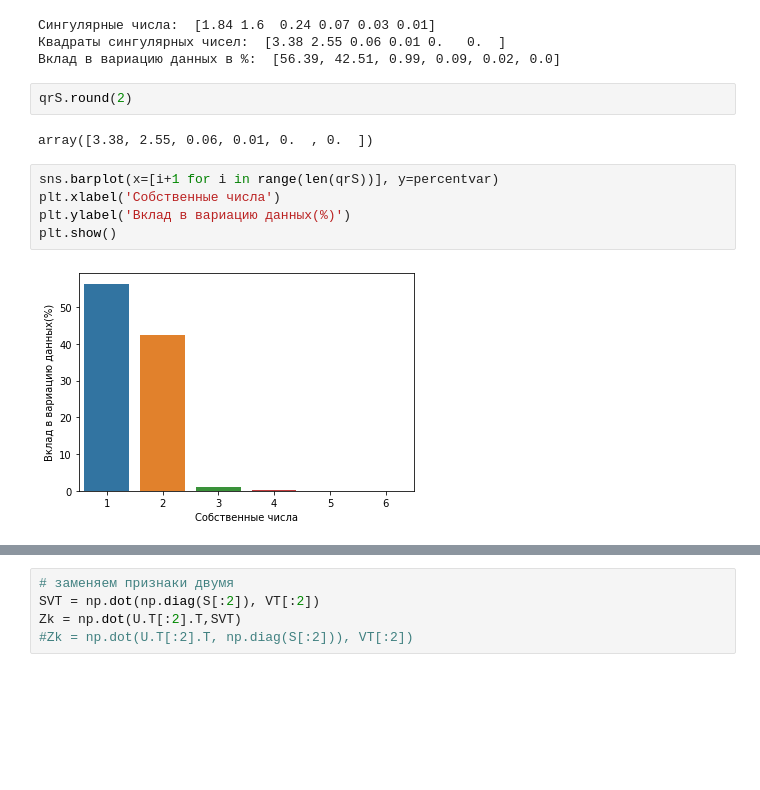
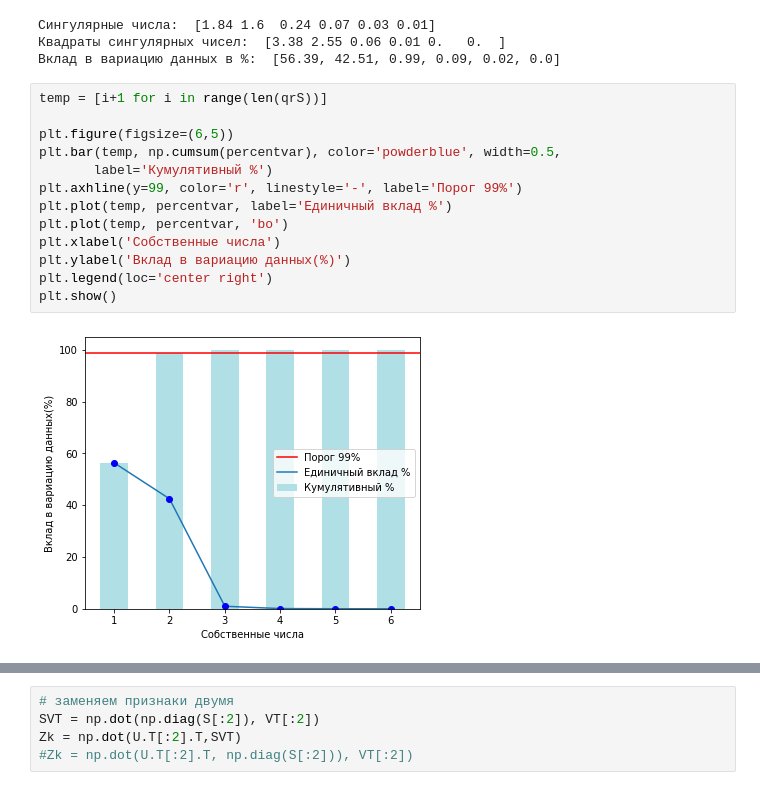
Before and after one commit to zozunin/classic-data-analysis-methods, a Jupyter notebook: DZ2_13.ipynb, the cells around one changed output, grey strips where cells are left out. Saved outputs shown, nothing was run; the diff lists cells and outputs as text; blank space fills up the shorter version.

```diff
--- a/DZ2_13.ipynb
+++ b/DZ2_13.ipynb
@@ -59,15 +71,19 @@ print("Вклад в вариацию данных в %: ", percentvar)
 Сингулярные числа:  [1.84 1.6  0.24 0.07 0.03 0.01]
 Квадраты сингулярных чисел:  [3.38 2.55 0.06 0.01 0.   0.  ]
 Вклад в вариацию данных в %:  [56.39, 42.51, 0.99, 0.09, 0.02, 0.0]
-# %%
-qrS.round(2)
-# %% [output]
-array([3.38, 2.55, 0.06, 0.01, 0.  , 0.  ])
 # %%
-sns.barplot(x=[i+1 for i in range(len(qrS))], y=percentvar)
+temp = [i+1 for i in range(len(qrS))]
+
+plt.figure(figsize=(6,5))
+plt.bar(temp, np.cumsum(percentvar), color='powderblue', width=0.5,
+       label='Кумулятивный %')
+plt.axhline(y=99, color='r', linestyle='-', label='Порог 99%')
+plt.plot(temp, percentvar, label='Единичный вклад %')
+plt.plot(temp, percentvar, 'bo')
 plt.xlabel('Собственные числа')
 plt.ylabel('Вклад в вариацию данных(%)')
+plt.legend(loc='center right')
 plt.show()
 # %% [output]
-[figure, old version]
+[figure, new version]
 # %%
```
Also changed, not shown: parts of 13 cells of this notebook.
